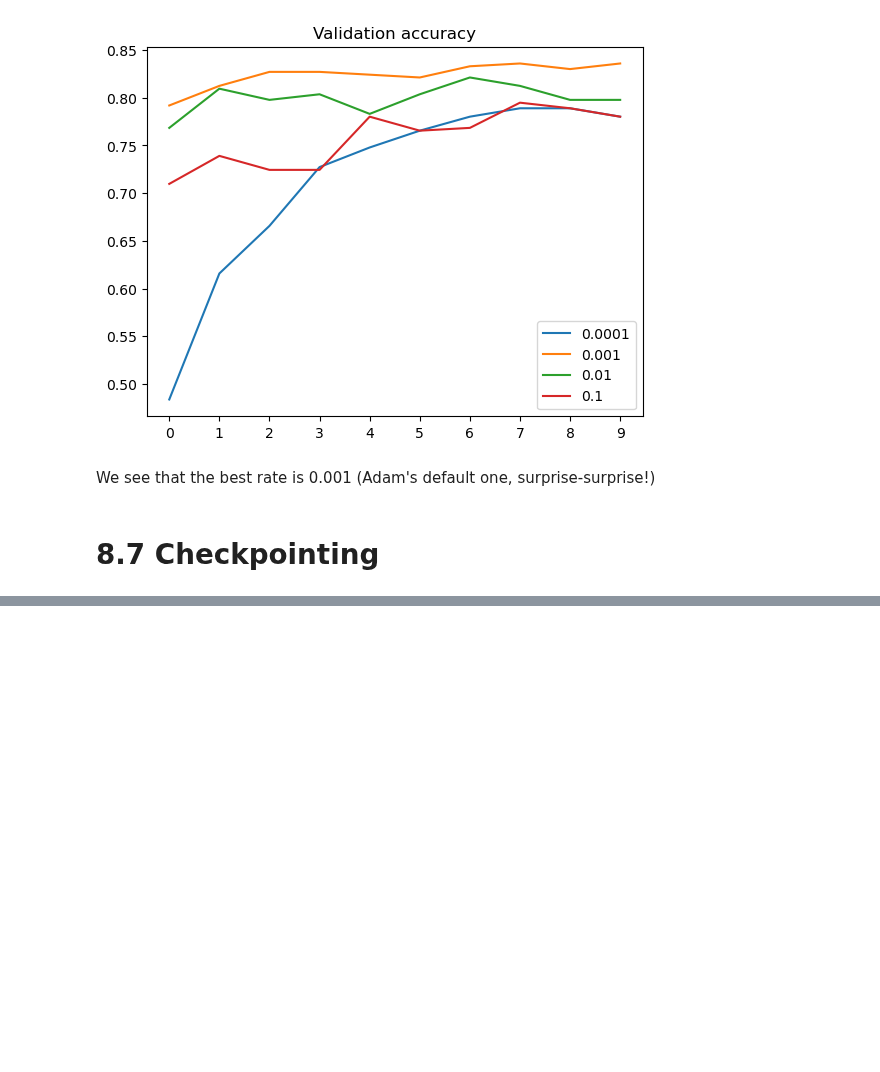
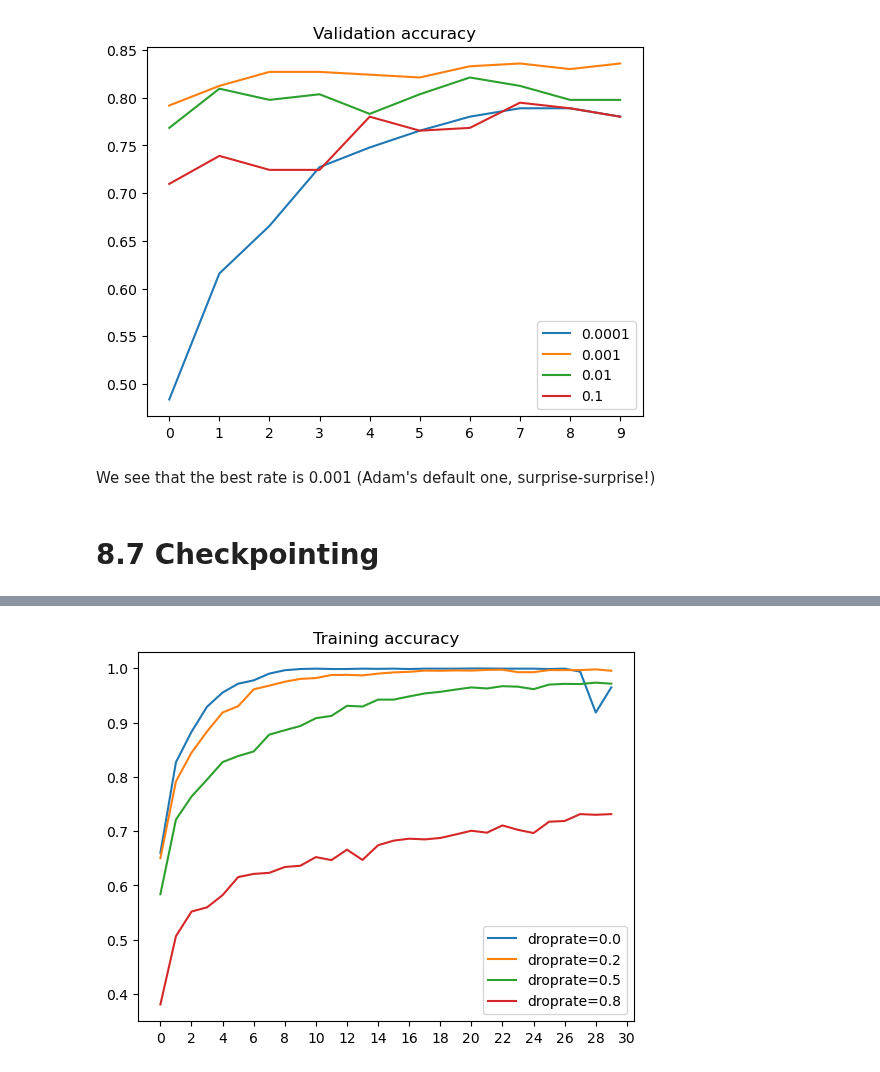
Before and after one commit to aaalexlit/machine-learning-zoomcamp-alex, a Jupyter notebook: 08-deep-learning/ml-zoomcamp-clothing-classification.ipynb, the cells around one changed output, grey strips where cells are left out. Cells and saved outputs as stored; diff of their text form; code cells hidden in the pictures; blank space fills up the shorter version.

```diff
--- a/08-deep-learning/ml-zoomcamp-clothing-classification.ipynb
+++ b/08-deep-learning/ml-zoomcamp-clothing-classification.ipynb
@@ -515,0 +619,10 @@ plt.legend();
+# %%
+for droprate, history in scores.items():
+    plt.plot(history['accuracy'], label=f'droprate={droprate}')
+
+
+plt.title('Training accuracy')
+plt.xticks(range(0, 31, 2))
+plt.legend();
+# %% [output]
+[figure, added]
```
Also changed, not shown: parts of 20 cells of this notebook.
